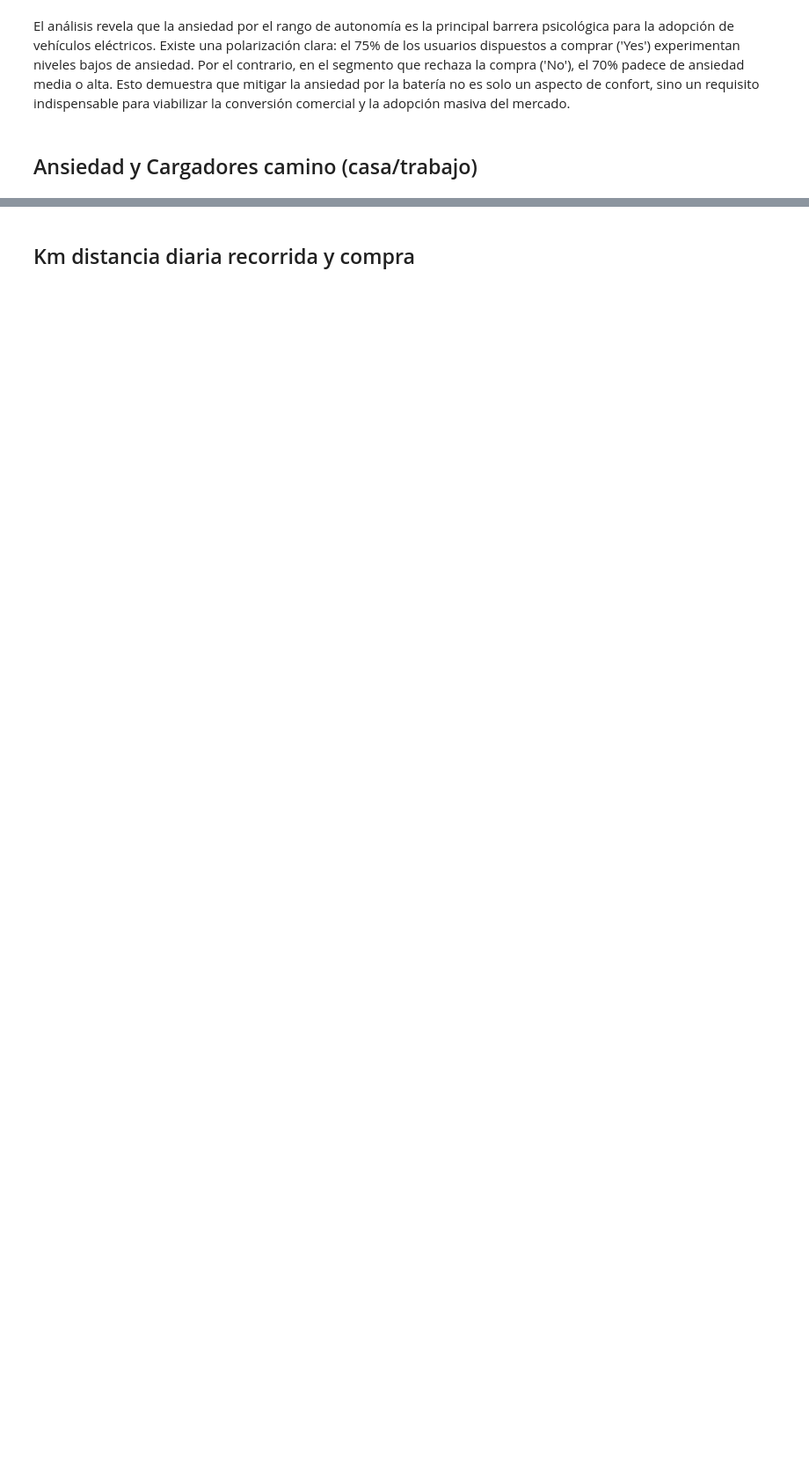
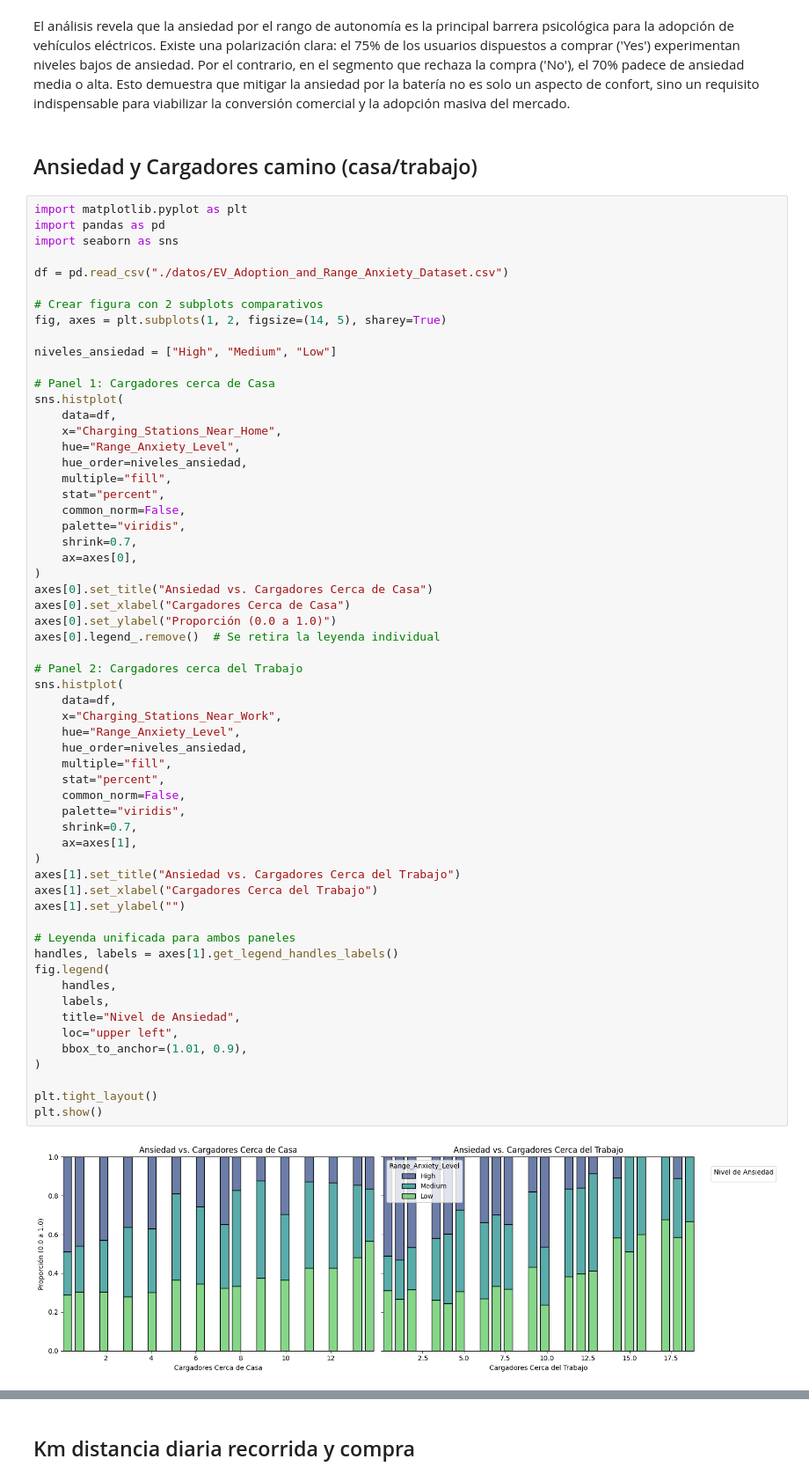
Before and after one commit to joshepgamboave-crypto/DATASET-IA, a Jupyter notebook: noteboock.ipynb, the cells around one changed output, grey strips where cells are left out. Shown at 88% size. Cells and saved outputs as stored; diff of their text form; blank space fills up the shorter version.

```diff
--- a/noteboock.ipynb
+++ b/noteboock.ipynb
@@ -401,3 +448,64 @@ plt.show()
 El análisis revela que la ansiedad por el rango de autonomía es la principal barrera psicológica para la adopción de vehículos eléctricos. Existe una polarización clara: el 75% de los usuarios dispuestos a comprar ('Yes') experimentan niveles bajos de ansiedad. Por el contrario, en el segmento que rechaza la compra ('No'), el 70% padece de ansiedad media o alta. Esto demuestra que mitigar la ansiedad por la batería no es solo un aspecto de confort, sino un requisito indispensable para viabilizar la conversión comercial y la adopción masiva del mercado.
 # %% [markdown]
 ## Ansiedad y Cargadores camino (casa/trabajo)
+# %%
+import matplotlib.pyplot as plt
+import pandas as pd
+import seaborn as sns
+
+df = pd.read_csv("./datos/EV_Adoption_and_Range_Anxiety_Dataset.csv")
+
+# Crear figura con 2 subplots comparativos
+fig, axes = plt.subplots(1, 2, figsize=(14, 5), sharey=True)
+
+niveles_ansiedad = ["High", "Medium", "Low"]
+
+# Panel 1: Cargadores cerca de Casa
+sns.histplot(
+    data=df,
+    x="Charging_Stations_Near_Home",
+    hue="Range_Anxiety_Level",
+    hue_order=niveles_ansiedad,
+    multiple="fill",
+    stat="percent",
+    common_norm=False,
+    palette="viridis",
+    shrink=0.7,
+    ax=axes[0],
+)
+axes[0].set_title("Ansiedad vs. Cargadores Cerca de Casa")
+axes[0].set_xlabel("Cargadores Cerca de Casa")
+axes[0].set_ylabel("Proporción (0.0 a 1.0)")
+axes[0].legend_.remove()  # Se retira la leyenda individual
+
+# Panel 2: Cargadores cerca del Trabajo
+sns.histplot(
+    data=df,
+    x="Charging_Stations_Near_Work",
+    hue="Range_Anxiety_Level",
+    hue_order=niveles_ansiedad,
+    multiple="fill",
+    stat="percent",
+    common_norm=False,
+    palette="viridis",
+    shrink=0.7,
+    ax=axes[1],
+)
+axes[1].set_title("Ansiedad vs. Cargadores Cerca del Trabajo")
+axes[1].set_xlabel("Cargadores Cerca del Trabajo")
+axes[1].set_ylabel("")
+
+# Leyenda unificada para ambos paneles
+handles, labels = axes[1].get_legend_handles_labels()
+fig.legend(
+    handles,
+    labels,
+    title="Nivel de Ansiedad",
+    loc="upper left",
+    bbox_to_anchor=(1.01, 0.9),
+)
+
+plt.tight_layout()
+plt.show()
+# %% [output]
+[figure, added]
```
Also changed, not shown: parts of 17 cells of this notebook, 1 other file.
